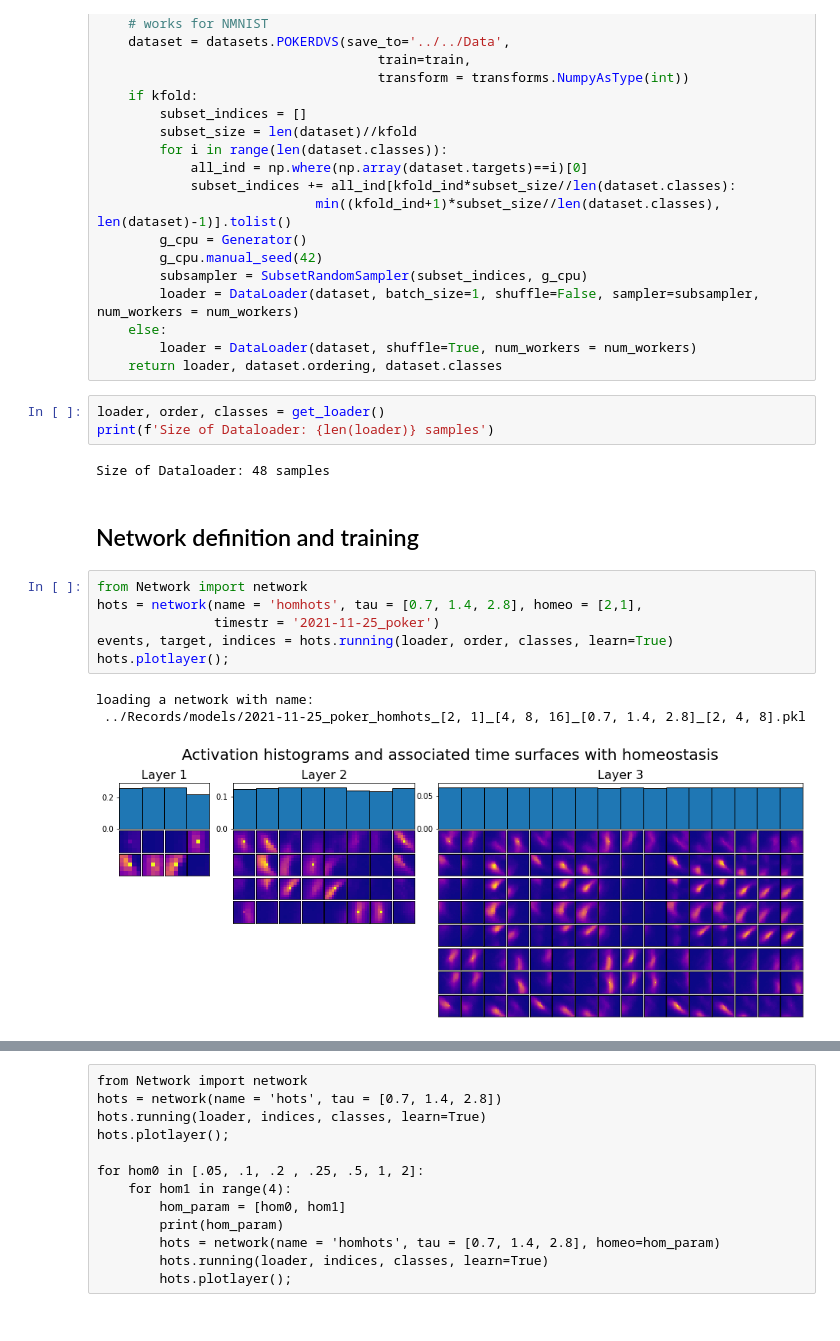
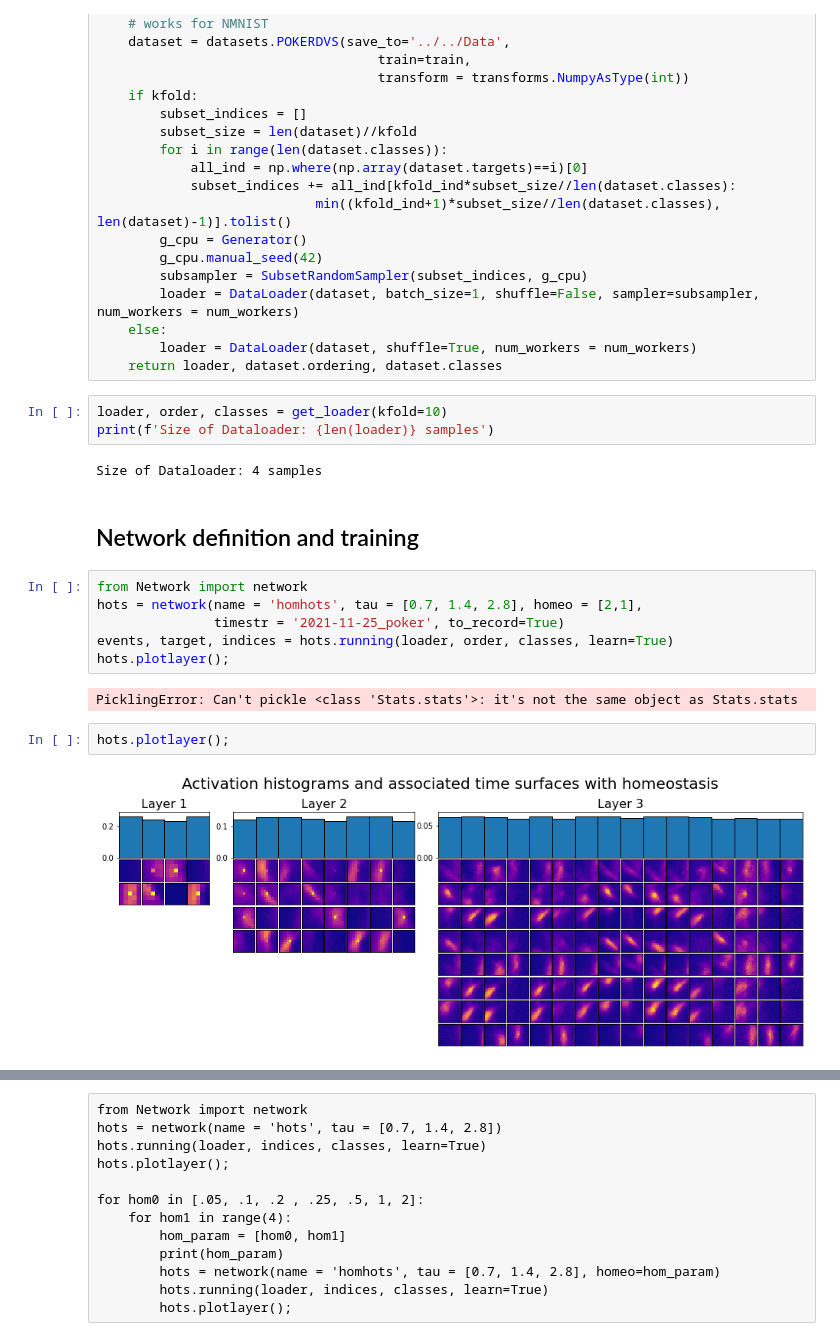
Before and after one commit to AntoineGrimaldi/HOTS, a Jupyter notebook: notebooks/BASICS_02_Training.Network.ipynb, the cells around one changed output, grey strips where cells are left out. Saved outputs shown, nothing was run; the diff lists cells and outputs as text.

Commit message:
stats for learning weights

```diff
--- a/notebooks/BASICS_02_Training.Network.ipynb
+++ b/notebooks/BASICS_02_Training.Network.ipynb
@@ -38,19 +40,21 @@ def get_loader(train = True, kfold = None, kfold_ind = 0, num_workers = 0):
         loader = DataLoader(dataset, shuffle=True, num_workers = num_workers)
     return loader, dataset.ordering, dataset.classes
 # %%
-loader, order, classes = get_loader()
+loader, order, classes = get_loader(kfold=10)
 print(f'Size of Dataloader: {len(loader)} samples')
 # %% [output]
-Size of Dataloader: 48 samples
+Size of Dataloader: 4 samples
 # %% [markdown]
 ## Network definition and training
 # %%
 from Network import network
 hots = network(name = 'homhots', tau = [0.7, 1.4, 2.8], homeo = [2,1],
-               timestr = '2021-11-25_poker')
+               timestr = '2021-11-25_poker', to_record=True)
 events, target, indices = hots.running(loader, order, classes, learn=True)
 hots.plotlayer();
 # %% [output]
-loading a network with name:
- ../Records/models/2021-11-25_poker_homhots_[2, 1]_[4, 8, 16]_[0.7, 1.4, 2.8]_[2, 4, 8].pkl
+PicklingError: Can't pickle <class 'Stats.stats'>: it's not the same object as Stats.stats
-[figure, removed]
+# %%
+hots.plotlayer();
+# %% [output]
+[figure, added]
```
Also changed, not shown: parts of 13 cells of this notebook, 4 other files.
